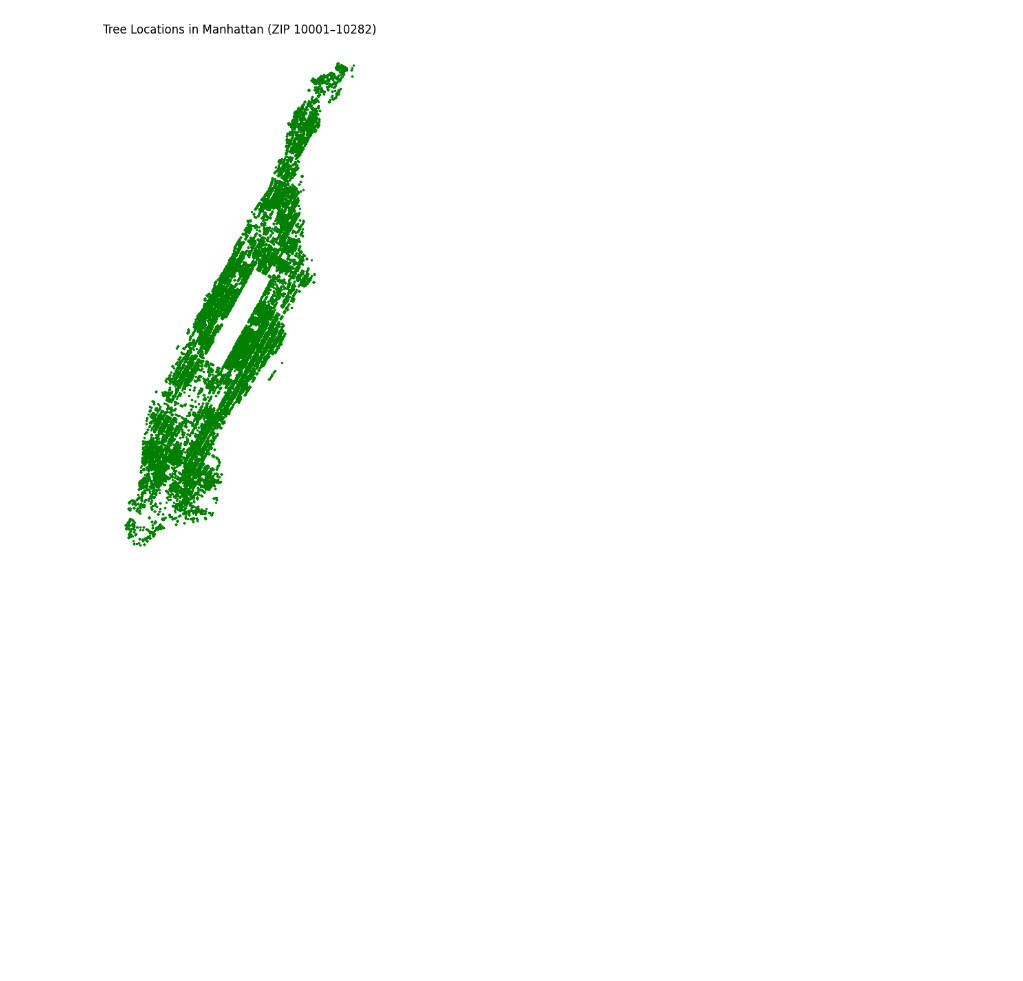
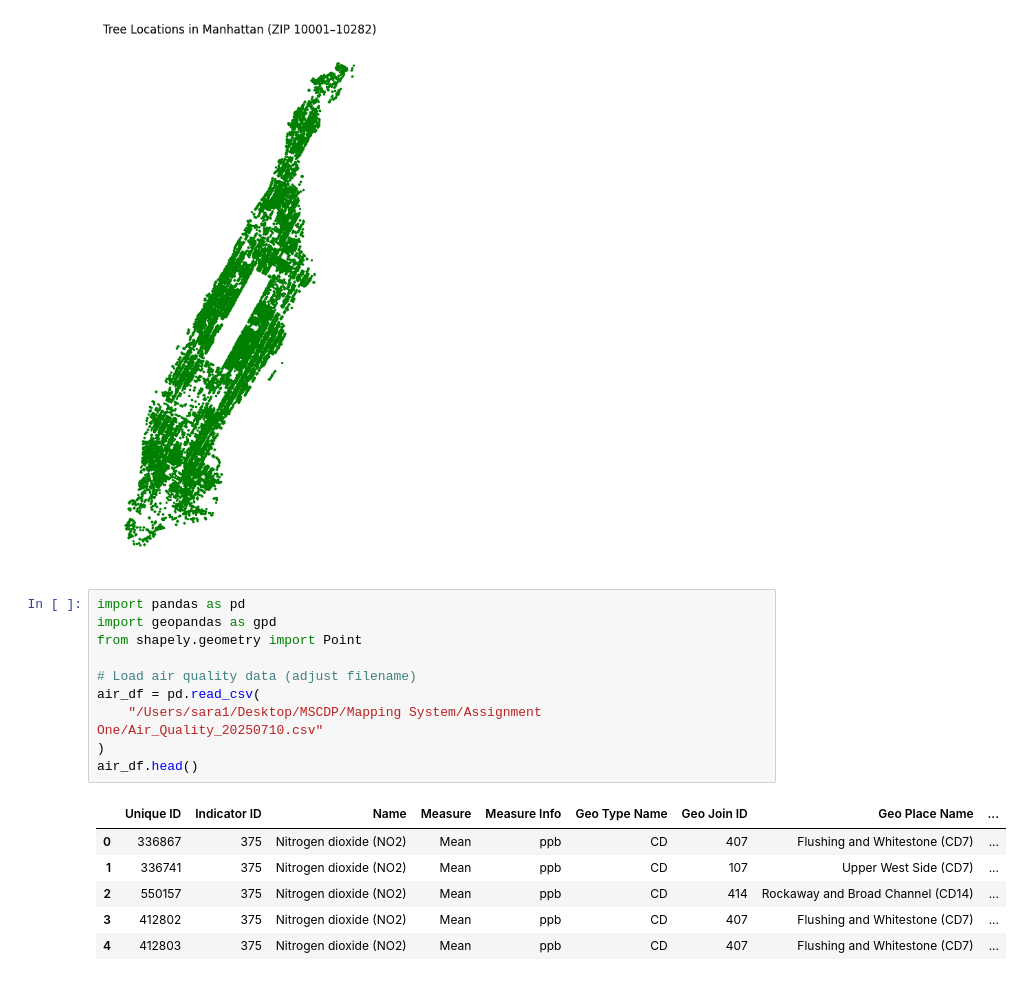
Before and after one commit to Saralin34-arch/cdp-mapping-systems, a Jupyter notebook: Assignments/New York City Street Tree Distribution.ipynb, the cells around one changed output. Drawn from its saved outputs; the diff is of its cells as text; blank space fills up the shorter version.

Commit message:
Assignment 1
@mariogiampieri

```diff
--- a/Assignments/New York City Street Tree Distribution.ipynb
+++ b/Assignments/New York City Street Tree Distribution.ipynb
@@ -200,3 +200,20 @@ plt.axis("off")
 plt.show()
 # %% [output]
 [figure]
+# %%
+import pandas as pd
+import geopandas as gpd
+from shapely.geometry import Point
+
+# Load air quality data (adjust filename)
+air_df = pd.read_csv(
+    "/Users/sara1/Desktop/MSCDP/Mapping System/Assignment One/Air_Quality_20250710.csv"
+)
+air_df.head()
+# %% [output]
+|  | Unique ID | Indicator ID | Name | Measure | Measure Info | Geo Type Name | Geo Join ID | Geo Place Name | ... |
+| 0 | 336867 | 375 | Nitrogen dioxide (NO2) | Mean | ppb | CD | 407 | Flushing and Whitestone (CD7) | ... |
+| 1 | 336741 | 375 | Nitrogen dioxide (NO2) | Mean | ppb | CD | 107 | Upper West Side (CD7) | ... |
+| 2 | 550157 | 375 | Nitrogen dioxide (NO2) | Mean | ppb | CD | 414 | Rockaway and Broad Channel (CD14) | ... |
+| 3 | 412802 | 375 | Nitrogen dioxide (NO2) | Mean | ppb | CD | 407 | Flushing and Whitestone (CD7) | ... |
+| 4 | 412803 | 375 | Nitrogen dioxide (NO2) | Mean | ppb | CD | 407 | Flushing and Whitestone (CD7) | ... |
```
Also changed, not shown: parts of 1 cell of this notebook.
